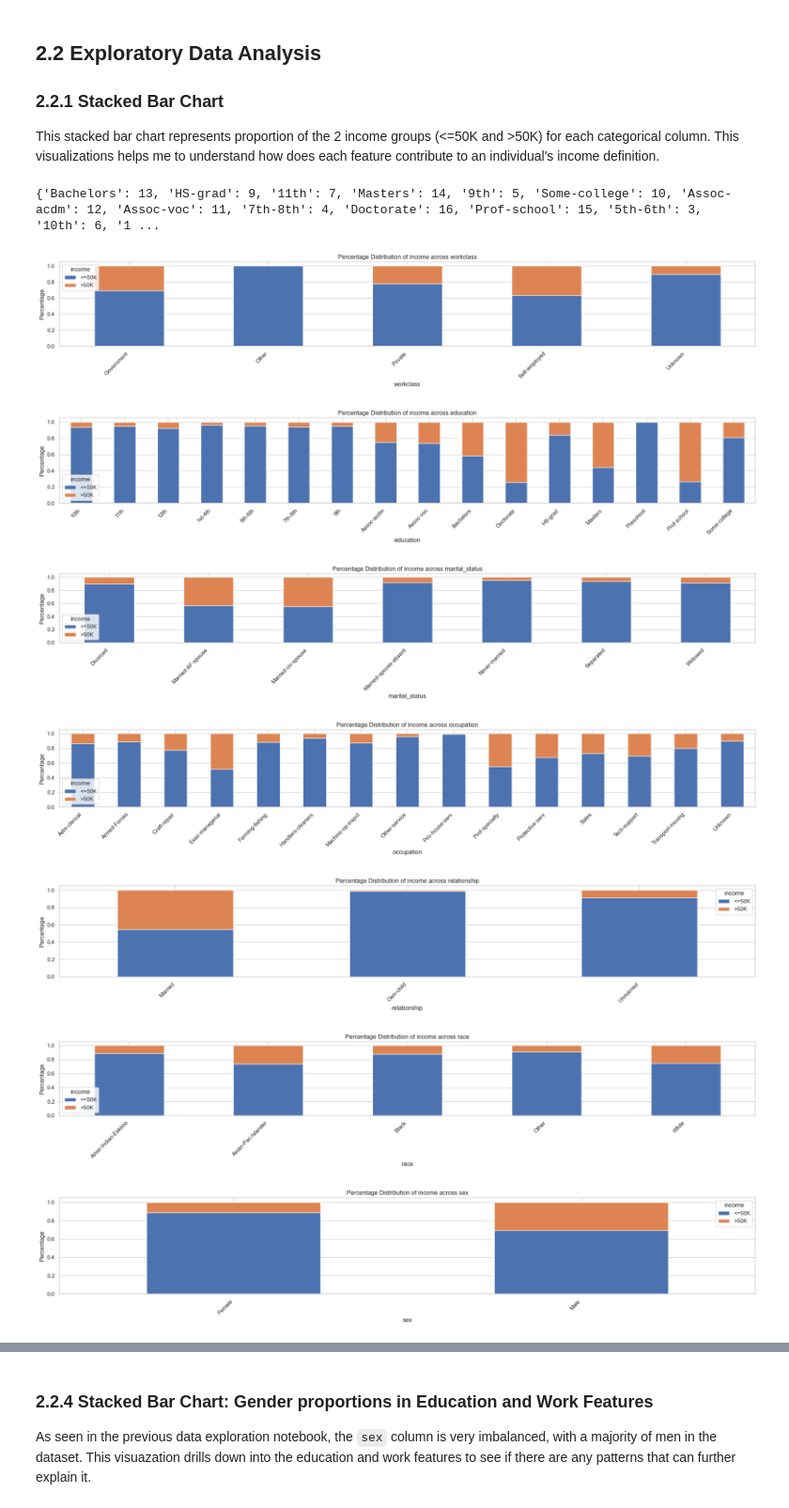
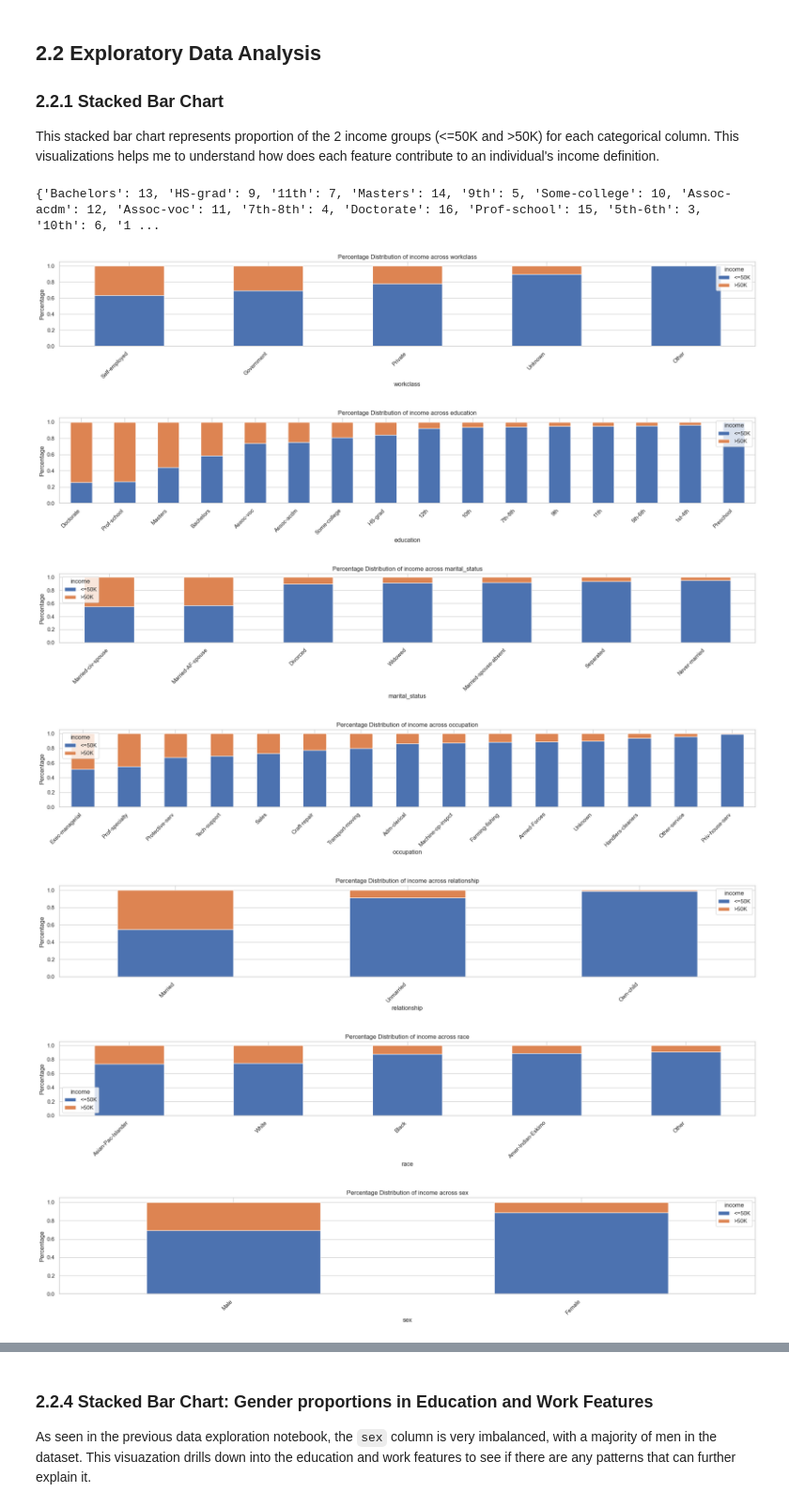
Before and after one commit to DanielMelo46/COMP-2040-Python-Essentials-Final-Project, a Jupyter notebook: Final_Analysis.ipynb, the cells around one changed output, grey strips where cells are left out. Shown at 94% size. Cells and saved outputs as stored; diff of their text form; code cells hidden in the pictures.

```diff
--- a/Final_Analysis.ipynb
+++ b/Final_Analysis.ipynb
@@ -183,16 +183,16 @@ This stacked bar chart represents proportion of the 2 income groups (<=50K and >
 # %%
 import seaborn as sns
 import matplotlib.pyplot as plt
 
 print(education_num_dict)
 plots = categorical_columns.drop('income')
-utils.plot_categorical_proportions(df, plots, 'income', palette="deep")
+utils.plot_categorical_proportions(df, plots, 'income', palette="deep", sort_by="income", ascending=True)
 # %% [output]
 {'Bachelors': 13, 'HS-grad': 9, '11th': 7, 'Masters': 14, '9th': 5, 'Some-college': 10, 'Assoc-acdm': 12, 'Assoc-voc': 11, '7th-8th': 4, 'Doctorate': 16, 'Prof-school': 15, '5th-6th': 3, '10th': 6, '1 ...
-[figure, old version]
+[figure, new version]
-[figure, old version]
+[figure, new version]
-[figure, old version]
+[figure, new version]
-[figure, old version]
+[figure, new version]
-[figure, old version]
+[figure, new version]
-[figure, old version]
+[figure, new version]
-[figure, old version]
+[figure, new version]
```
Also changed, not shown: parts of 9 cells of this notebook, 1 other file.
